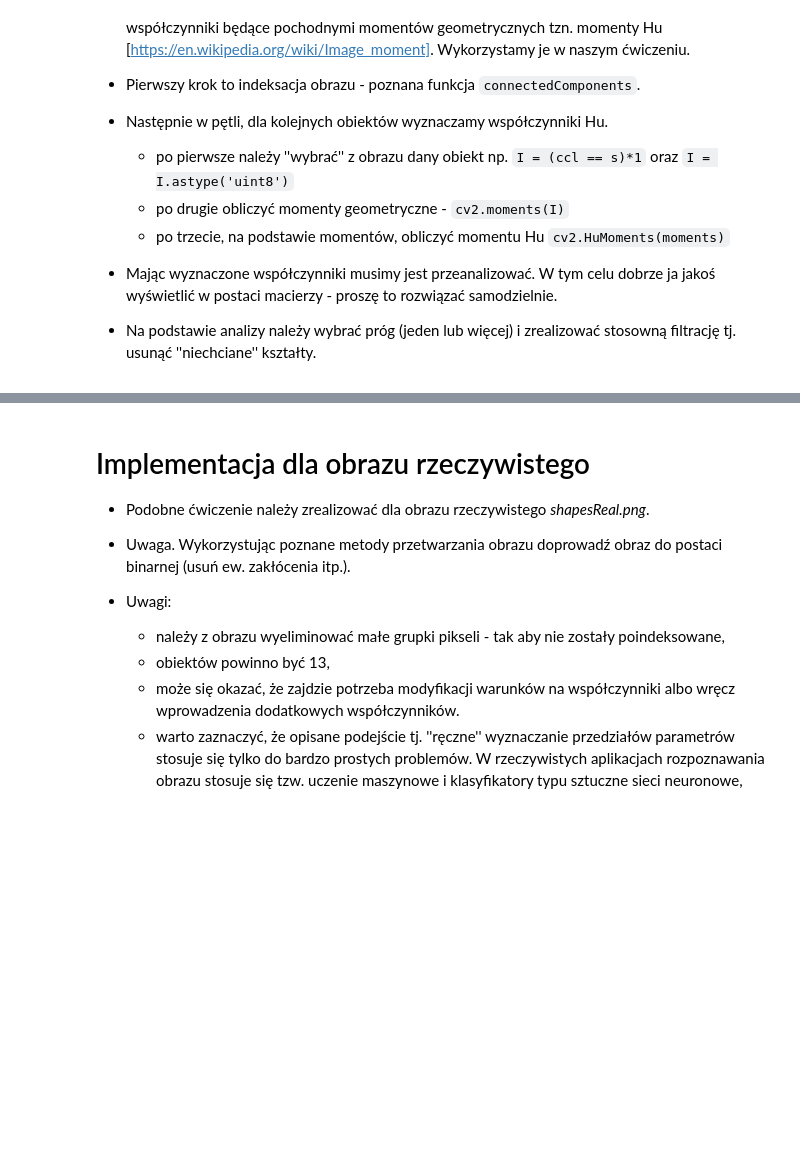
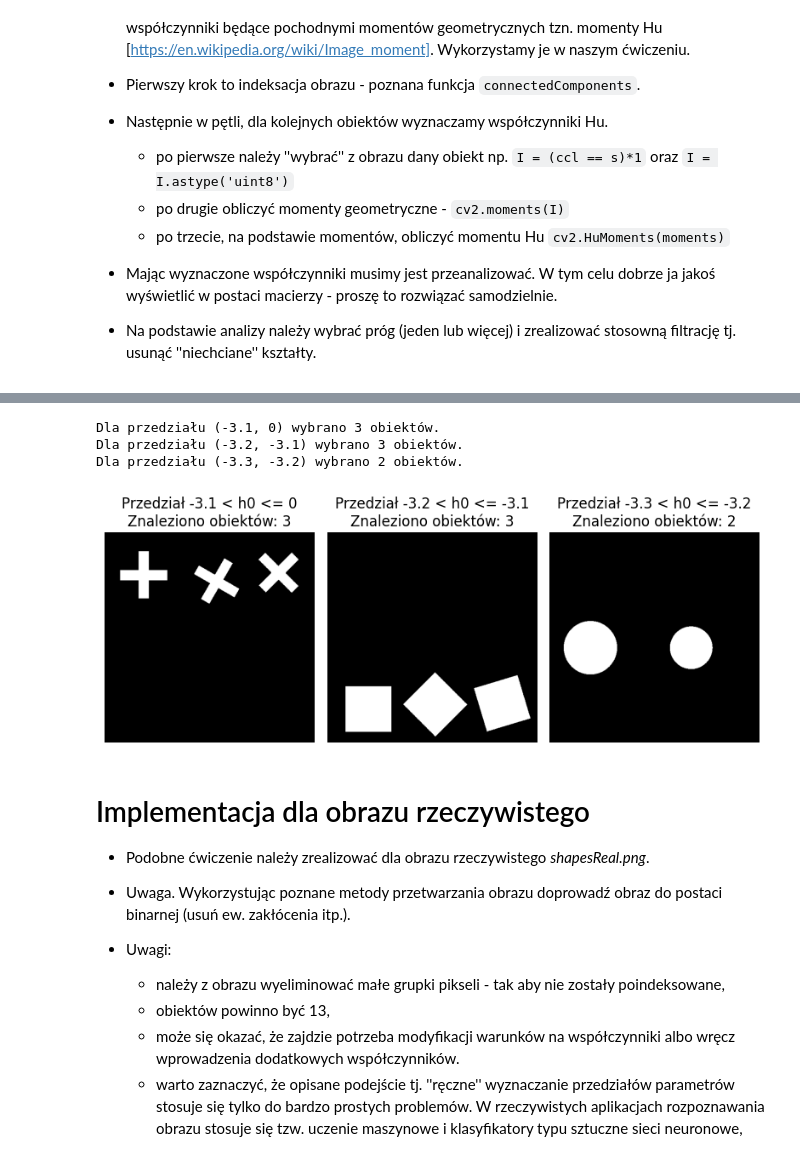
Before and after one commit to epetrycka/POC, a Jupyter notebook: lab_13/13_ccl.ipynb, the cells around one changed output, grey strips where cells are left out. Saved outputs shown, nothing was run; the diff lists cells and outputs as text; code cells hidden in the pictures; blank space fills up the shorter version.

```diff
--- a/lab_13/13_ccl.ipynb
+++ b/lab_13/13_ccl.ipynb
@@ -456,3 +513,40 @@ Etykieta: 7, Moment Hu: [[0. 0. 0. 0. 0. 0. 0.]]
+# %%
+thresholds = [(0, -3.1), (-3.1, -3.2), (-3.2, -3.3)]
+
+fig, axes = plt.subplots(1, len(thresholds), figsize=(8, 4 * len(thresholds)))
+
+if len(thresholds) == 1:
+    axes = [axes]
+
+for k, (t1, t2) in enumerate(thresholds):
+    lower = min(t1, t2)
+    upper = max(t1, t2)
+
+    result_img = np.zeros_like(labels, dtype=np.uint8)
+
+    count = 0
+
+    for i, idx in enumerate(object_indices):
+        val = hu_matrix_log[i, 0]
+
+        if lower < val <= upper:
+            result_img[labels == idx] = 255
+            count += 1
+
+    ax = axes[k]
+    ax.imshow(result_img, cmap='gray')
+    ax.set_title(f"Przedział {lower} < h0 <= {upper}\nZnaleziono obiektów: {count}")
+    ax.axis('off')
+
+    print(f"Dla przedziału ({lower}, {upper}) wybrano {count} obiektów.")
+
+plt.tight_layout()
+plt.show()
+# %% [output]
+Dla przedziału (-3.1, 0) wybrano 3 obiektów.
+Dla przedziału (-3.2, -3.1) wybrano 3 obiektów.
+Dla przedziału (-3.3, -3.2) wybrano 2 obiektów.
+[figure, added]
 # %% [markdown]
 # Implementacja dla obrazu rzeczywistego
 
```
Also changed, not shown: parts of 6 cells of this notebook, 1 other file.
